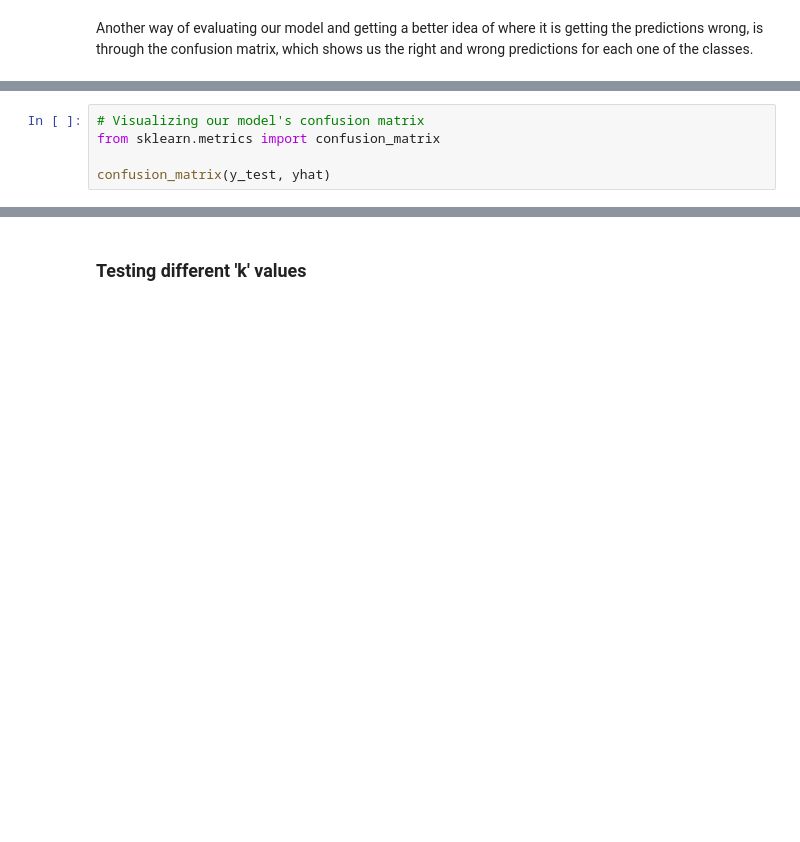
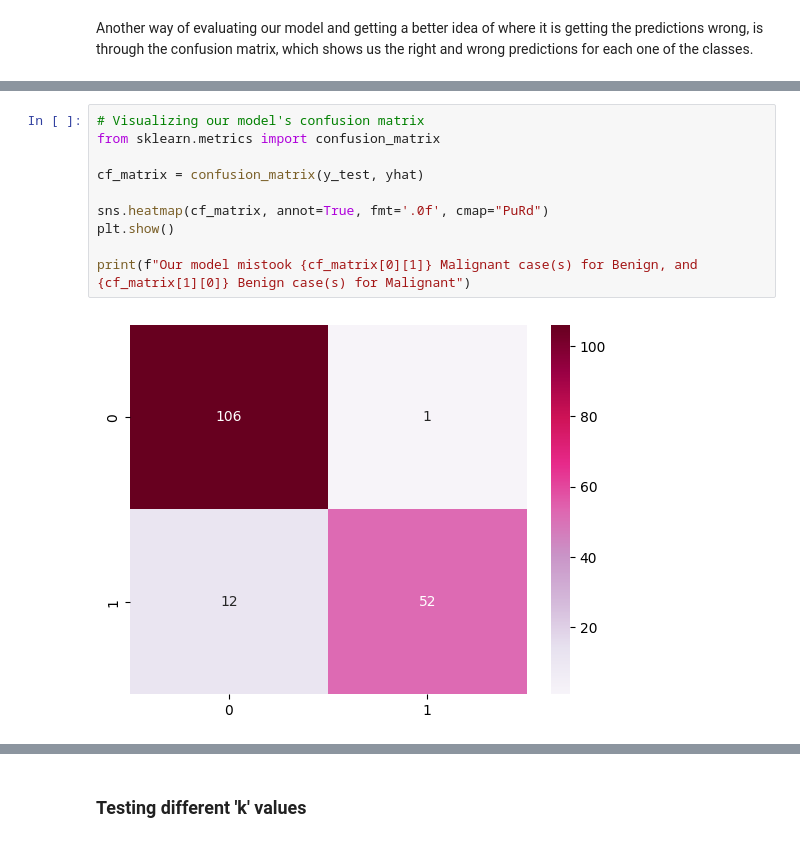
Before and after one commit to Arrr-az/Breast-Cancer-Dataset-Classification, a Jupyter notebook: kNN_Breast_Cancer_Dataset.ipynb, the cells around one changed output, grey strips where cells are left out. Saved outputs shown, nothing was run; the diff lists cells and outputs as text; blank space fills up the shorter version.

```diff
--- a/kNN_Breast_Cancer_Dataset.ipynb
+++ b/kNN_Breast_Cancer_Dataset.ipynb
@@ -224,6 +317,12 @@ Image(url="https://images.datacamp.com/image/upload/v1701364260/image_5baaeac4c0
 # %%
 # Visualizing our model's confusion matrix
 from sklearn.metrics import confusion_matrix
 
-confusion_matrix(y_test, yhat)
+cf_matrix = confusion_matrix(y_test, yhat)
+
+sns.heatmap(cf_matrix, annot=True, fmt='.0f', cmap="PuRd")
+plt.show()
+
+print(f"Our model mistook {cf_matrix[0][1]} Malignant case(s) for Benign, and {cf_matrix[1][0]} Benign case(s) for Malignant")
 # %% [output]
+[figure, added]
```
Also changed, not shown: parts of 46 cells of this notebook.
